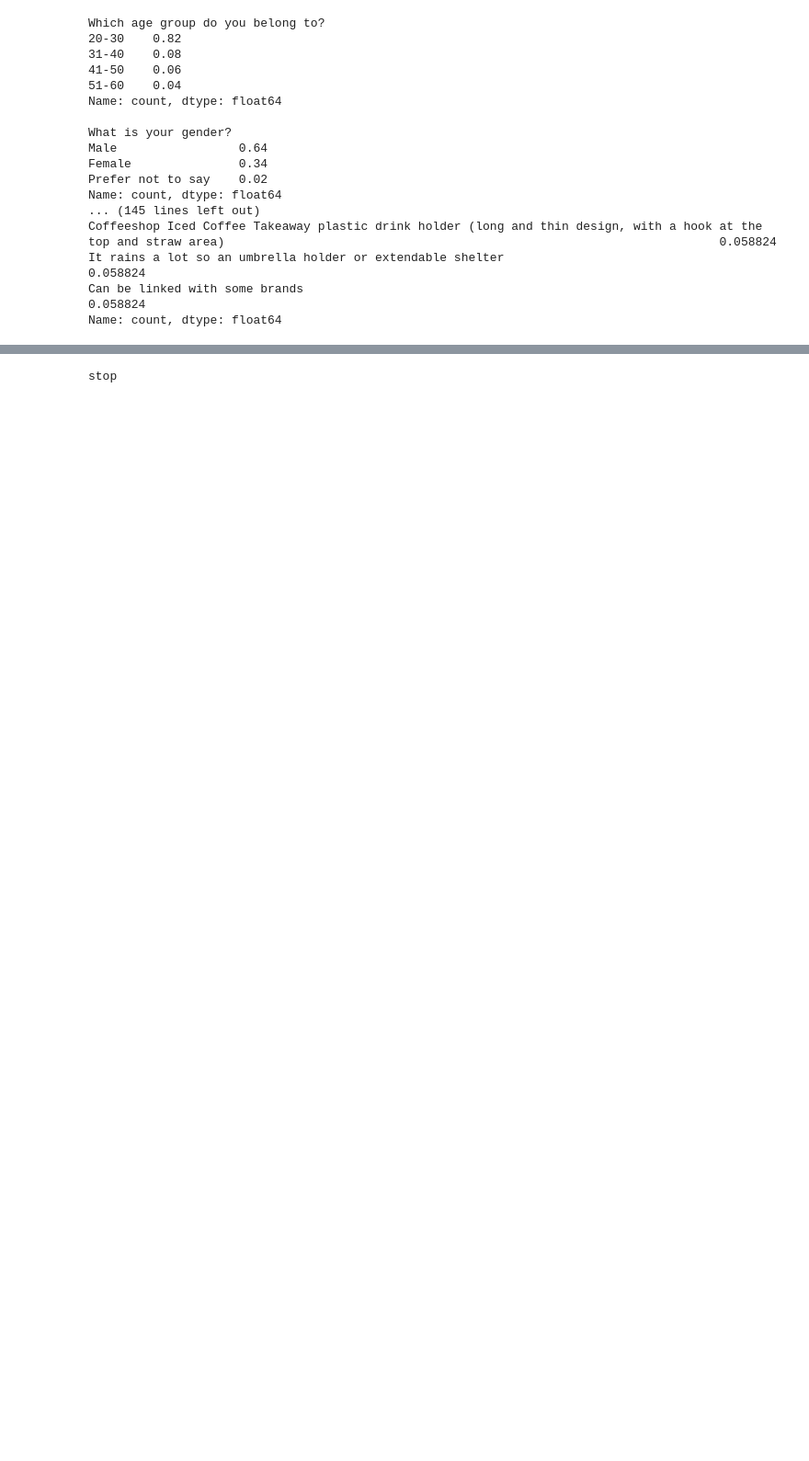
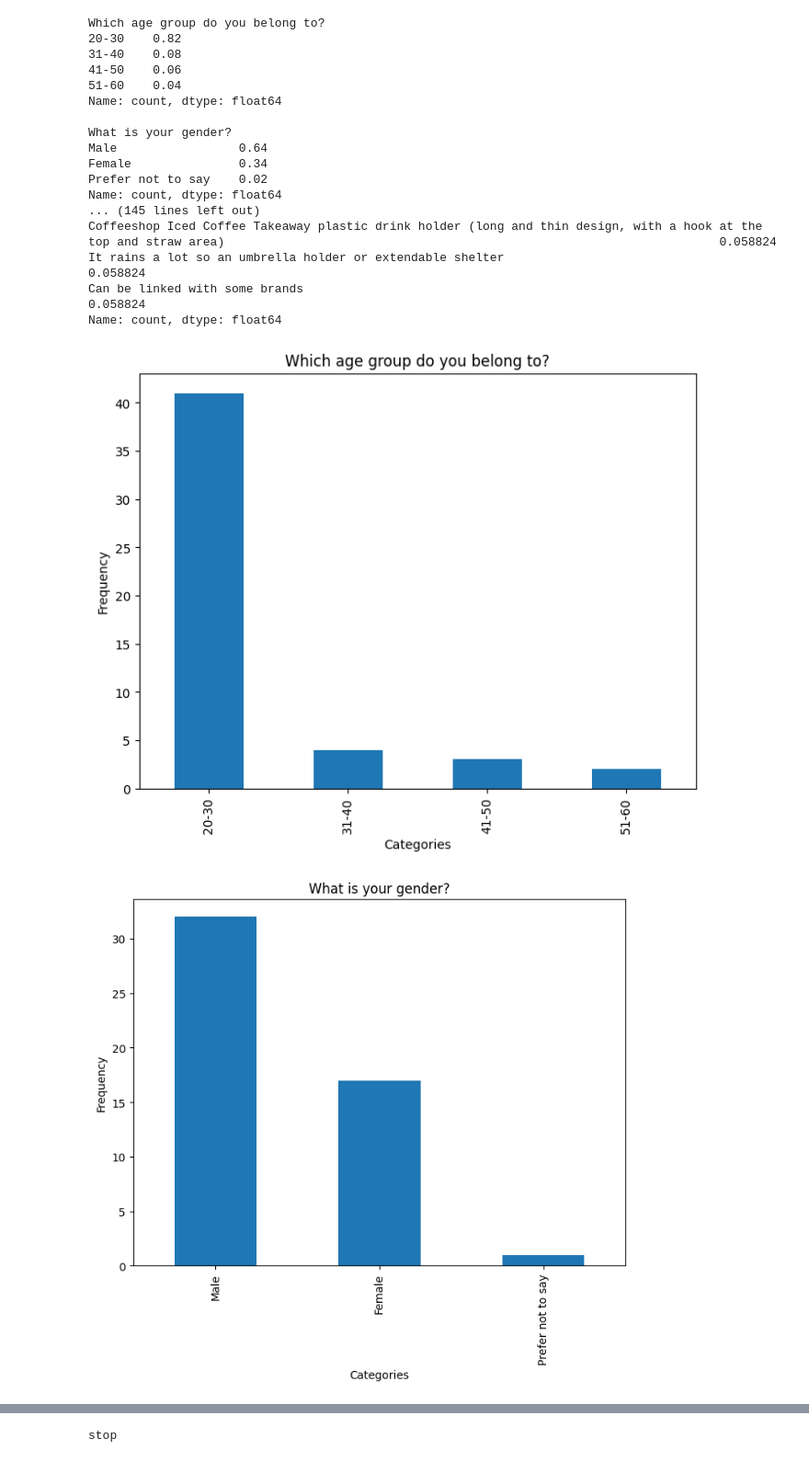
Before and after one commit to bentjh01/MA4829_Machine_Intelligence, a Jupyter notebook: data_exploration.ipynb, the cells around one changed output, grey strips where cells are left out. Shown at 92% size. Saved outputs shown, nothing was run; the diff lists cells and outputs as text; code cells hidden in the pictures; blank space fills up the shorter version.

```diff
--- a/data_exploration.ipynb
+++ b/data_exploration.ipynb
@@ -169,3 +169,25 @@ Coffeeshop Iced Coffee Takeaway plastic drink holder (long and thin design, with
 It rains a lot so an umbrella holder or extendable shelter                                                                                                                             0.058824
 Can be linked with some brands                                                                                                                                                         0.058824
 Name: count, dtype: float64
+# %%
+for column_name in data_raw_df.columns:
+# Check if the column is numerical
+    if data_raw_df[column_name].dtype in ['int64', 'float64']:
+        # Plot histogram for numerical columns
+        plt.figure(figsize=(8, 6))
+        data_raw_df[column_name].hist(bins=20)  # Adjust bins as needed
+        plt.title(f'{column_name}')
+        plt.xlabel('Values')
+        plt.ylabel('Frequency')
+        plt.show()
+    else:
+        # Plot bar plot for categorical columns
+        plt.figure(figsize=(8, 6))
+        data_raw_df[column_name].value_counts().plot(kind='bar')
+        plt.title(f'{column_name}')
+        plt.xlabel('Categories')
+        plt.ylabel('Frequency')
+        plt.show()
+# %% [output]
+[figure, added]
+[figure, added]
```
Also changed, not shown: parts of 2 cells of this notebook, 16 other files.
